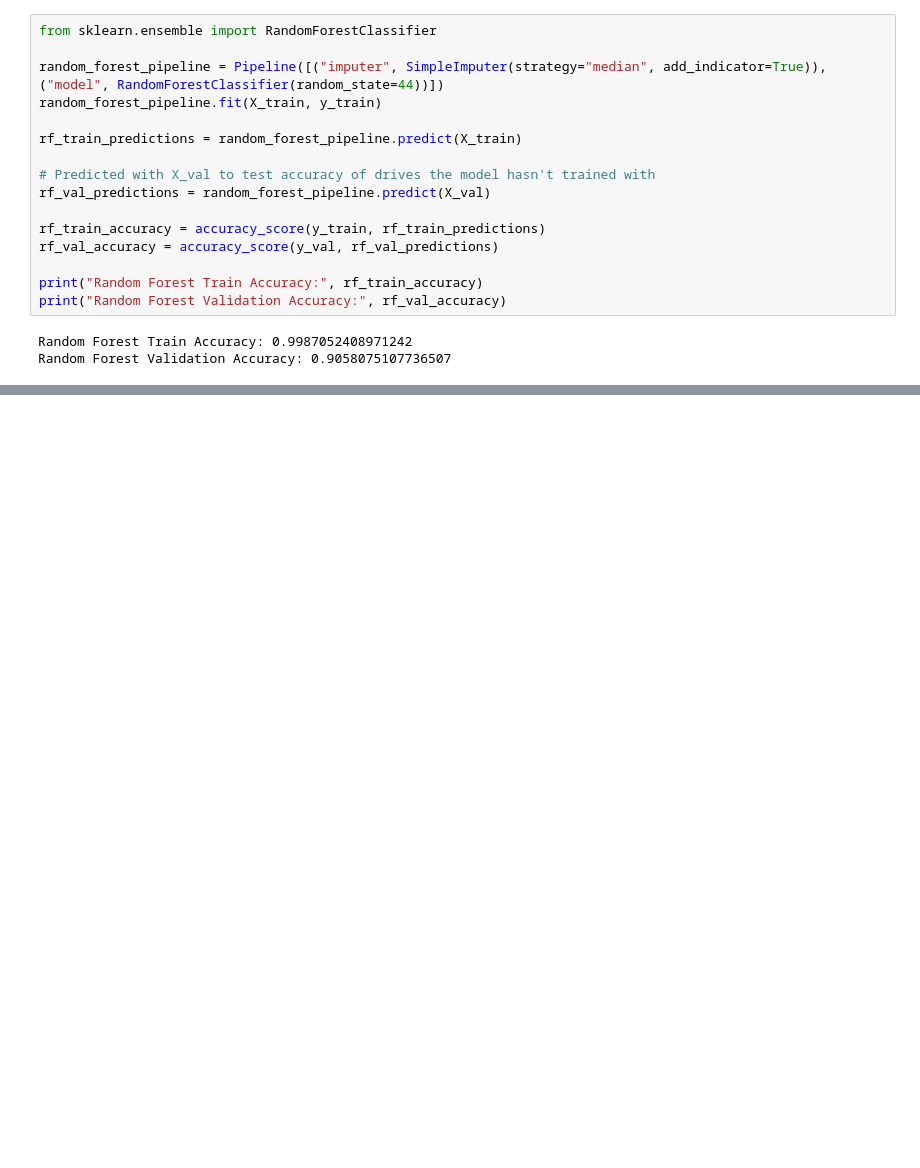
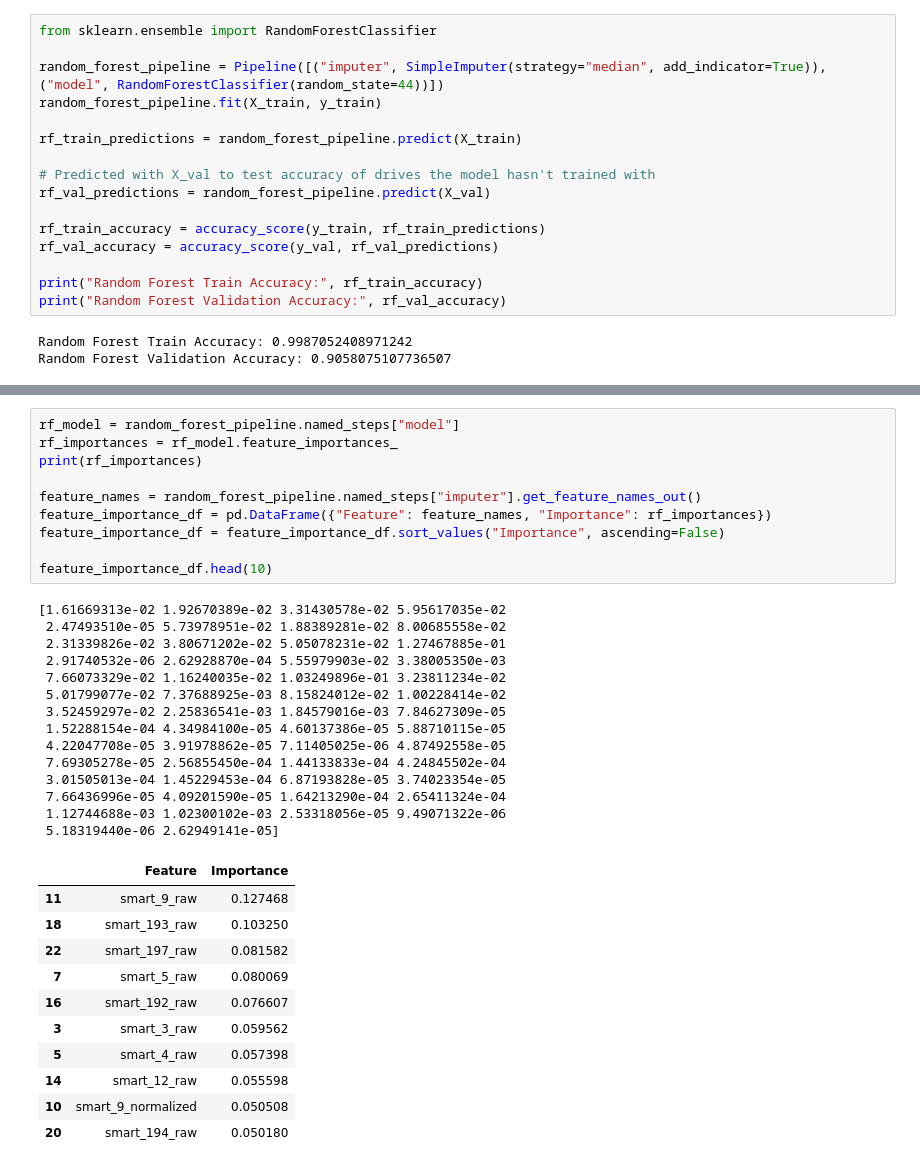
Before and after one commit to Jenushan44/pulse, a Jupyter notebook: notebooks/08_model_experiments.ipynb, the cells around one changed output, grey strips where cells are left out. Cells and saved outputs as stored; diff of their text form; blank space fills up the shorter version.

Commit message:
feat: complete random forest model comparison

```diff
--- a/notebooks/08_model_experiments.ipynb
+++ b/notebooks/08_model_experiments.ipynb
@@ -350,0 +364,36 @@ PR-AUC: 0.8694407413908115
+# %%
+rf_model = random_forest_pipeline.named_steps["model"]
+rf_importances = rf_model.feature_importances_
+print(rf_importances)
+
+feature_names = random_forest_pipeline.named_steps["imputer"].get_feature_names_out()
+feature_importance_df = pd.DataFrame({"Feature": feature_names, "Importance": rf_importances})
+feature_importance_df = feature_importance_df.sort_values("Importance", ascending=False)
+
+feature_importance_df.head(10)
+# %% [output]
+[1.61669313e-02 1.92670389e-02 3.31430578e-02 5.95617035e-02
+ 2.47493510e-05 5.73978951e-02 1.88389281e-02 8.00685558e-02
+ 2.31339826e-02 3.80671202e-02 5.05078231e-02 1.27467885e-01
+ 2.91740532e-06 2.62928870e-04 5.55979903e-02 3.38005350e-03
+ 7.66073329e-02 1.16240035e-02 1.03249896e-01 3.23811234e-02
+ 5.01799077e-02 7.37688925e-03 8.15824012e-02 1.00228414e-02
+ 3.52459297e-02 2.25836541e-03 1.84579016e-03 7.84627309e-05
+ 1.52288154e-04 4.34984100e-05 4.60137386e-05 5.88710115e-05
+ 4.22047708e-05 3.91978862e-05 7.11405025e-06 4.87492558e-05
+ 7.69305278e-05 2.56855450e-04 1.44133833e-04 4.24845502e-04
+ 3.01505013e-04 1.45229453e-04 6.87193828e-05 3.74023354e-05
+ 7.66436996e-05 4.09201590e-05 1.64213290e-04 2.65411324e-04
+ 1.12744688e-03 1.02300102e-03 2.53318056e-05 9.49071322e-06
+ 5.18319440e-06 2.62949141e-05]
+|  | Feature | Importance |
+| 11 | smart_9_raw | 0.127468 |
+| 18 | smart_193_raw | 0.103250 |
+| 22 | smart_197_raw | 0.081582 |
+| 7 | smart_5_raw | 0.080069 |
+| 16 | smart_192_raw | 0.076607 |
+| 3 | smart_3_raw | 0.059562 |
+| 5 | smart_4_raw | 0.057398 |
+| 14 | smart_12_raw | 0.055598 |
+| 10 | smart_9_normalized | 0.050508 |
+| 20 | smart_194_raw | 0.050180 |
```
Also changed, not shown: parts of 3 cells of this notebook.
